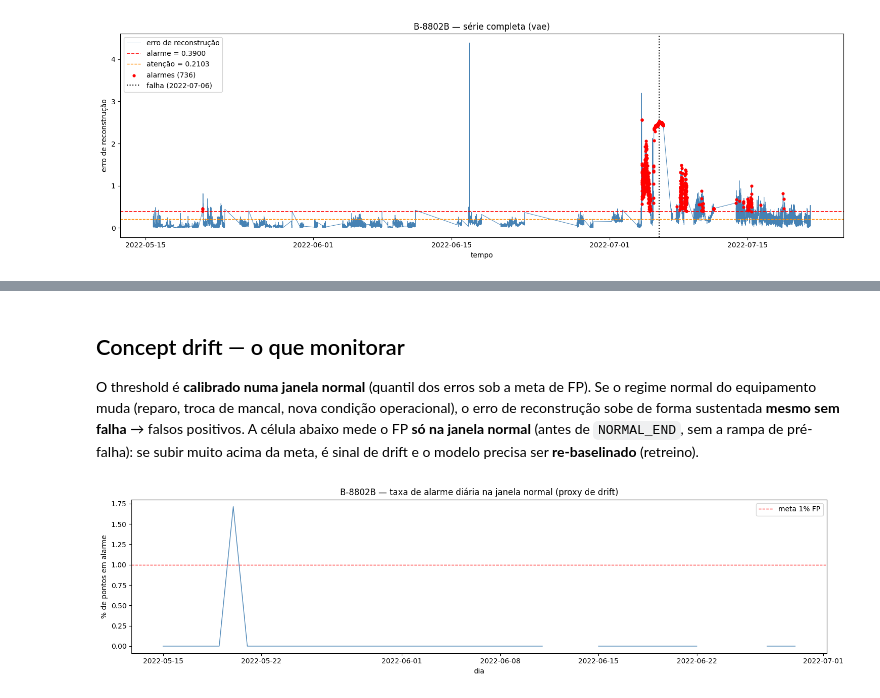
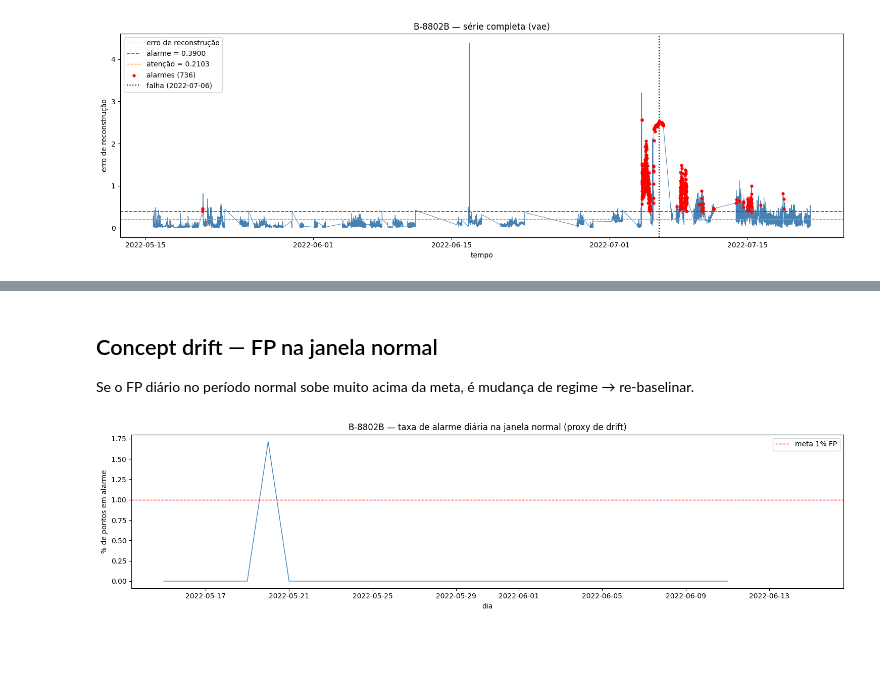
Before and after one commit to SIMPred-Petrobras/transpetro-models, a Jupyter notebook: deploy/visualizar_inferencia.ipynb, the cells around one changed output, grey strips where cells are left out. Drawn from its saved outputs; the diff is of its cells as text; code cells hidden in the pictures; blank space fills up the shorter version.

```diff
--- a/deploy/visualizar_inferencia.ipynb
+++ b/deploy/visualizar_inferencia.ipynb
@@ -62,0 +44,28 @@ alarme      736
+# %%
+bundle = load_bundle(BUNDLE_DIR)
+result = predict(bundle, DATA_FILE)
+
+# ── VEREDITO PRÉ-UPLOAD ──
+fd = pd.to_datetime(DATA_FALHA) if DATA_FALHA else None
+ne = pd.to_datetime(NORMAL_END) if NORMAL_END else fd
+normal = result[result.index < ne] if ne is not None else result
+fp_normal = 100 * normal["is_anomaly"].mean()
+lead = first = None
+if fd is not None:
+    pre = result[(result.index >= ne) & (result.index < fd)]
+    al = pre[pre["is_anomaly"]]
+    if len(al):
+        first = al.index.min(); lead = fd - first
+
+print(f"========== VEREDITO PRÉ-UPLOAD — {EQUIP} ==========")
+print(f"modelo            : {bundle.model_type.upper()}  | debounce {bundle.debounce_consecutive}")
+print(f"threshold alarme  : {bundle.threshold:.4f}   | atenção: {bundle.threshold_attention}")
+print(f"FP janela normal  : {fp_normal:.2f}%  (meta 1%)")
+print(f"lead time         : {('+'+str(lead).split(',')[0]+' antes da falha (1º alarme '+str(first)[:16]+')') if lead is not None else '— sem alarme pré-falha'}")
+print(f"severidade        : " + " · ".join(f"{k}={v}" for k, v in result['severity'].value_counts().items()))
+criterio_ok = (fp_normal <= 1.5) and (lead is not None)
+critico = "CRÍTICO" in (m.get("ressalva", "") or "")
+veredito = "⚠️ REVISAR antes do Drive" if (critico or not criterio_ok) else "✅ PRONTO para o Drive"
+print(f"\nVEREDITO          : {veredito}")
+if m.get("ressalva"):
+    print(f"ressalva          : {m['ressalva']}")
@@ -147,24 +123,14 @@ fig.tight_layout(); plt.show()
-# %% [markdown]
-## Concept drift — o que monitorar
-
-O threshold é **calibrado numa janela normal** (quantil dos erros sob a meta de FP). Se o
-regime normal do equipamento muda (reparo, troca de mancal, nova condição operacional), o erro
-de reconstrução sobe de forma sustentada **mesmo sem falha** → falsos positivos. A célula abaixo
-mede o FP **só na janela normal** (antes de `NORMAL_END`, sem a rampa de pré-falha): se subir
-muito acima da meta, é sinal de drift e o modelo precisa ser **re-baselinado** (retreino).
+# %% [markdown]
+## Concept drift — FP na janela normal
+
+Se o FP diário no período normal sobe muito acima da meta, é mudança de regime → re-baselinar.
 # %%
-# FP na janela NORMAL (antes de NORMAL_END — exclui a rampa de pré-falha)
-corte = pd.to_datetime(NORMAL_END or DATA_FALHA)
-normal = result[result.index < corte] if corte is not None else result
-fp_global = 100 * normal["is_anomaly"].mean()
 fp_diario = normal["is_anomaly"].resample("1D").mean() * 100
 fig, ax = plt.subplots(figsize=(15, 4))
 ax.plot(fp_diario.index, fp_diario.values, color="steelblue", lw=1)
 ax.axhline(1.0, color="red", ls="--", lw=1, label="meta 1% FP")
 ax.set_title(f"{EQUIP} — taxa de alarme diária na janela normal (proxy de drift)")
-ax.set_xlabel("dia"); ax.set_ylabel("% de pontos em alarme")
-ax.legend(); fig.tight_layout(); plt.show()
-print(f"Janela normal: {normal.index.min()} -> {normal.index.max()} ({len(normal)} pts)")
-print(f"FP global na janela normal: {fp_global:.2f}%  (meta ~1%)")
+ax.set_xlabel("dia"); ax.set_ylabel("% de pontos em alarme"); ax.legend(); fig.tight_layout(); plt.show()
+print(f"Janela normal: {normal.index.min()} -> {normal.index.max()} ({len(normal)} pts) | FP global {fp_normal:.2f}%")
 # %% [output]
-[figure, old version]
+[figure, new version]
```
Also changed, not shown: parts of 13 cells of this notebook, 1 other file.
